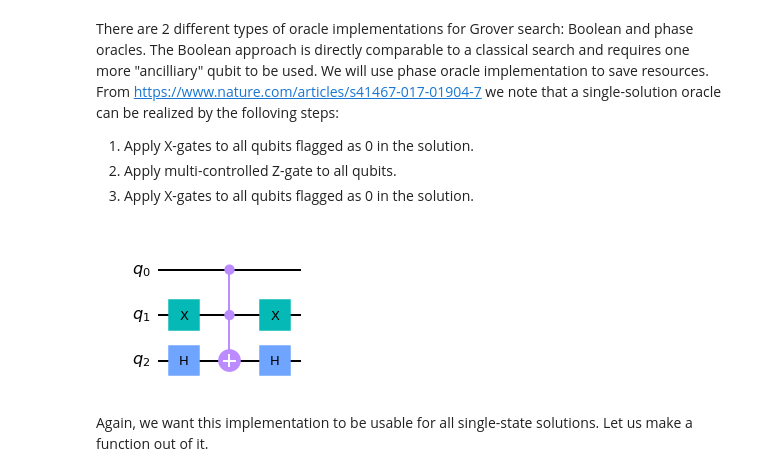
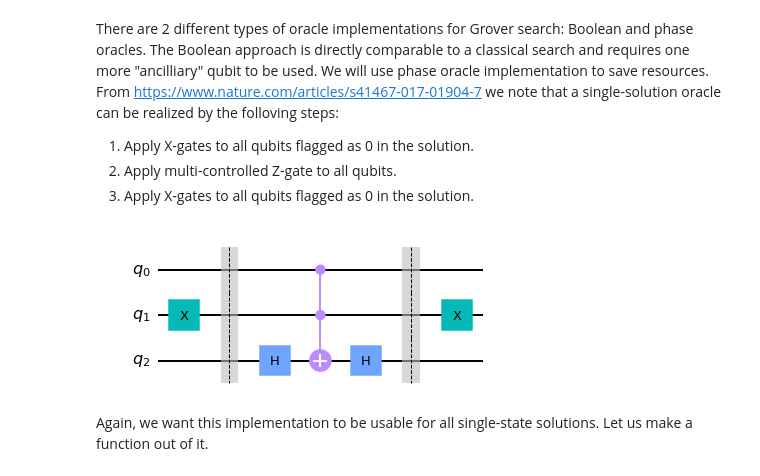
Before and after one commit to AaroLankinen/3-Qubit-Grover-Search-for-8-Numbers, a Jupyter notebook: 3 Qubit Grover Search for 8 Numbers.ipynb, the cells around one changed output. Cells and saved outputs as stored; diff of their text form; code cells hidden in the pictures.

```diff
--- a/3 Qubit Grover Search for 8 Numbers.ipynb
+++ b/3 Qubit Grover Search for 8 Numbers.ipynb
@@ -128,23 +130,25 @@ There are 2 different types of oracle implementations for Grover search: Boolean
 # %%
 target = [1,0,1]
 n=len(target)
 qc = QuantumCircuit(n)
 # Apply X-gates to all qubits flagged as 0
 for qubit in range(n):
     if target[qubit] == 0:
         qc.x(qubit)
+qc.barrier()
 # Apply multi-controlled Z-gate to all qubits
 qc.h(n-1)
 qc.mct(list(range(n-1)), n-1)  # Using multi-controlled Toffoli-gate
 qc.h(n-1)
+qc.barrier()
 # Apply X-gates to all qubits flagged as 0
 for qubit in range(n):
     if target[qubit] == 0:
         qc.x(qubit)
 
 qc.draw()
 # %% [output]
-[figure, old version]
+[figure, new version]
 # %% [markdown]
 Again, we want this implementation to be usable for all single-state solutions. Let us make a function out of it.
 # %%
```
Also changed, not shown: parts of 17 cells of this notebook.
